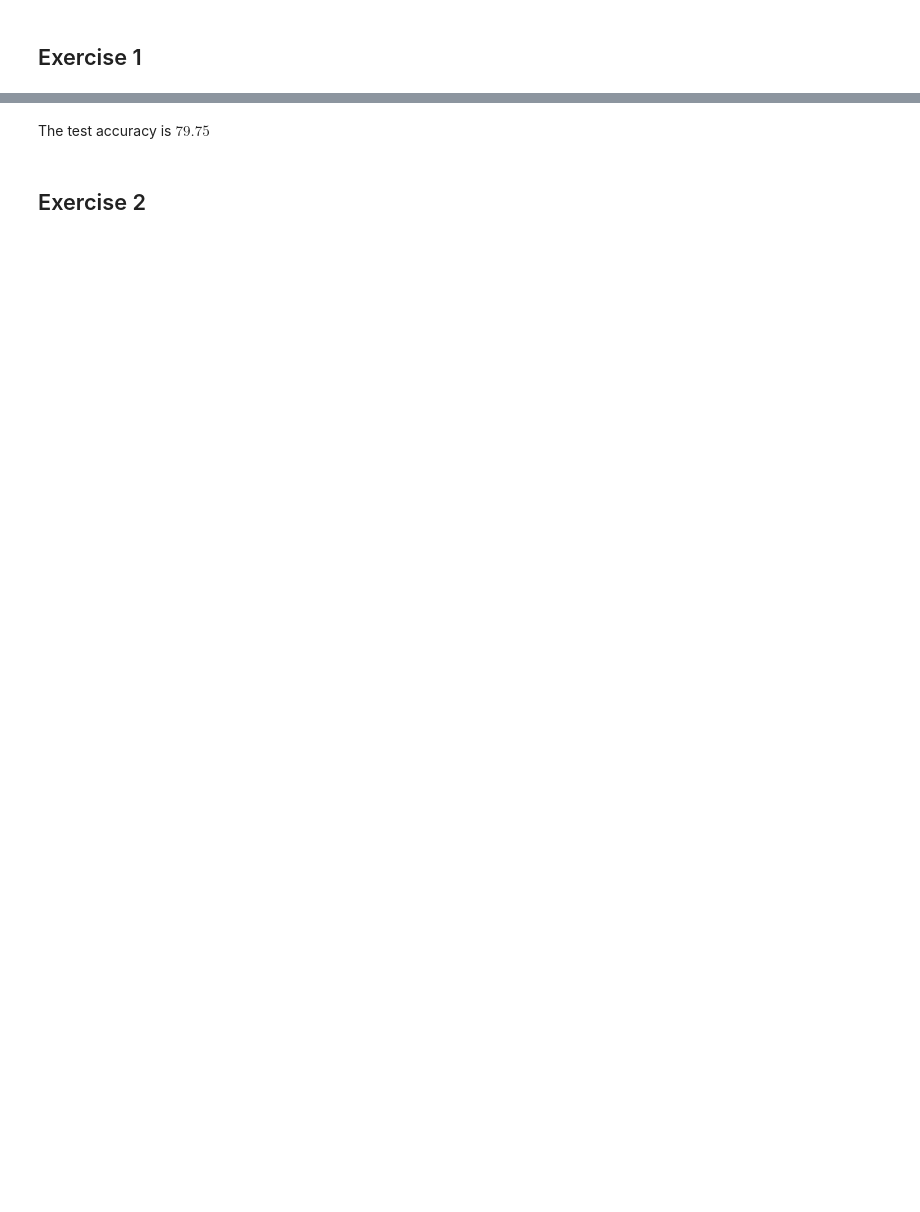
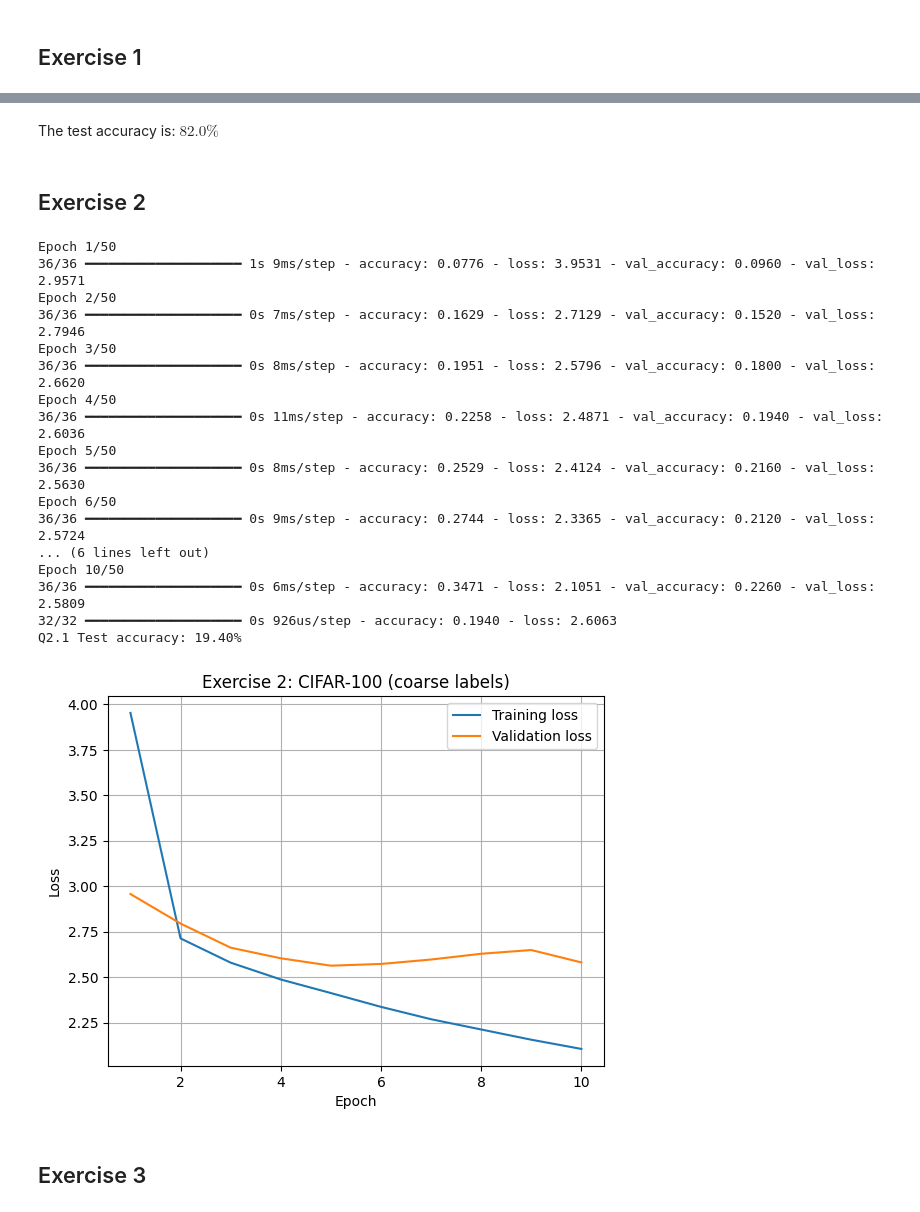
Before and after one commit to BjornIvar1/IDATG2208-Assignments, a Jupyter notebook: Assignment 3/Assignment-3.ipynb, the cells around one changed output, grey strips where cells are left out. Cells and saved outputs as stored; diff of their text form; code cells hidden in the pictures; blank space fills up the shorter version.

```diff
--- a/Assignment 3/Assignment-3.ipynb
+++ b/Assignment 3/Assignment-3.ipynb
@@ -61,6 +71,63 @@ Epoch 10/50
 Test accuracy: 82.00%
 [figure]
 # %% [markdown]
-The test accuracy is $79.75%$
+The test accuracy is: $82.0\%$
 # %% [markdown]
 ## Exercise 2
+# %%
+cifar = tf.keras.datasets.cifar100.load_data(label_mode="coarse")
+
+(X_train_full, y_train_full), (X_test_full, y_test_full) = cifar
+X_train, y_train = X_train_full[:5000] / 255.0, y_train_full[:5000]
+X_test,  y_test  = X_test_full[:1000]  / 255.0, y_test_full[:1000]
+
+tf.keras.utils.set_random_seed(42)
+
+model_exercise_2 = keras.Sequential([
+    keras.Input(shape=(32, 32, 3)),
+    keras.layers.Flatten(),
+    keras.layers.Dense(256, activation="elu", kernel_initializer="he_normal"),
+    keras.layers.Dense(256, activation="elu", kernel_initializer="he_normal"),
+    keras.layers.Dense(256, activation="elu", kernel_initializer="he_normal"),
+    keras.layers.Dense(256, activation="elu", kernel_initializer="he_normal"),
+    keras.layers.Dense(20, activation="softmax"),
+])
+
+model_exercise_2.compile(loss="sparse_categorical_crossentropy",
+                         optimizer=keras.optimizers.Nadam(learning_rate=0.001),
+                         metrics=["accuracy"])
+
+early_stop = keras.callbacks.EarlyStopping(monitor="val_loss", patience=5, restore_best_weights=True)
+
+history = model_exercise_2.fit(X_train, y_train, epochs=50, batch_size=128, validation_split=0.1, callbacks=[early_stop])
+
+test_loss, test_acc = model_exercise_2.evaluate(X_test, y_test)
+print(f"Q2.1 Test accuracy: {test_acc * 100:.2f}%")
+
+epochs = range(1, len(history.history["loss"]) + 1)
+plt.plot(epochs, history.history["loss"], label="Training loss")
+plt.plot(epochs, history.history["val_loss"], label="Validation loss")
+plt.xlabel("Epoch"); plt.ylabel("Loss")
+plt.title("Exercise 2: CIFAR-100 (coarse labels)")
+plt.legend(); plt.grid(); plt.show()
+# %% [output]
+Epoch 1/50
+36/36 ━━━━━━━━━━━━━━━━━━━━ 1s 9ms/step - accuracy: 0.0776 - loss: 3.9531 - val_accuracy: 0.0960 - val_loss: 2.9571
+Epoch 2/50
+36/36 ━━━━━━━━━━━━━━━━━━━━ 0s 7ms/step - accuracy: 0.1629 - loss: 2.7129 - val_accuracy: 0.1520 - val_loss: 2.7946
+Epoch 3/50
+36/36 ━━━━━━━━━━━━━━━━━━━━ 0s 8ms/step - accuracy: 0.1951 - loss: 2.5796 - val_accuracy: 0.1800 - val_loss: 2.6620
+Epoch 4/50
+36/36 ━━━━━━━━━━━━━━━━━━━━ 0s 11ms/step - accuracy: 0.2258 - loss: 2.4871 - val_accuracy: 0.1940 - val_loss: 2.6036
+Epoch 5/50
+36/36 ━━━━━━━━━━━━━━━━━━━━ 0s 8ms/step - accuracy: 0.2529 - loss: 2.4124 - val_accuracy: 0.2160 - val_loss: 2.5630
+Epoch 6/50
+36/36 ━━━━━━━━━━━━━━━━━━━━ 0s 9ms/step - accuracy: 0.2744 - loss: 2.3365 - val_accuracy: 0.2120 - val_loss: 2.5724
+... (6 lines left out)
+Epoch 10/50
+36/36 ━━━━━━━━━━━━━━━━━━━━ 0s 6ms/step - accuracy: 0.3471 - loss: 2.1051 - val_accuracy: 0.2260 - val_loss: 2.5809
+32/32 ━━━━━━━━━━━━━━━━━━━━ 0s 926us/step - accuracy: 0.1940 - loss: 2.6063
+Q2.1 Test accuracy: 19.40%
+[figure, added]
+# %% [markdown]
+## Exercise 3
```
Also changed, not shown: parts of 21 cells of this notebook.
